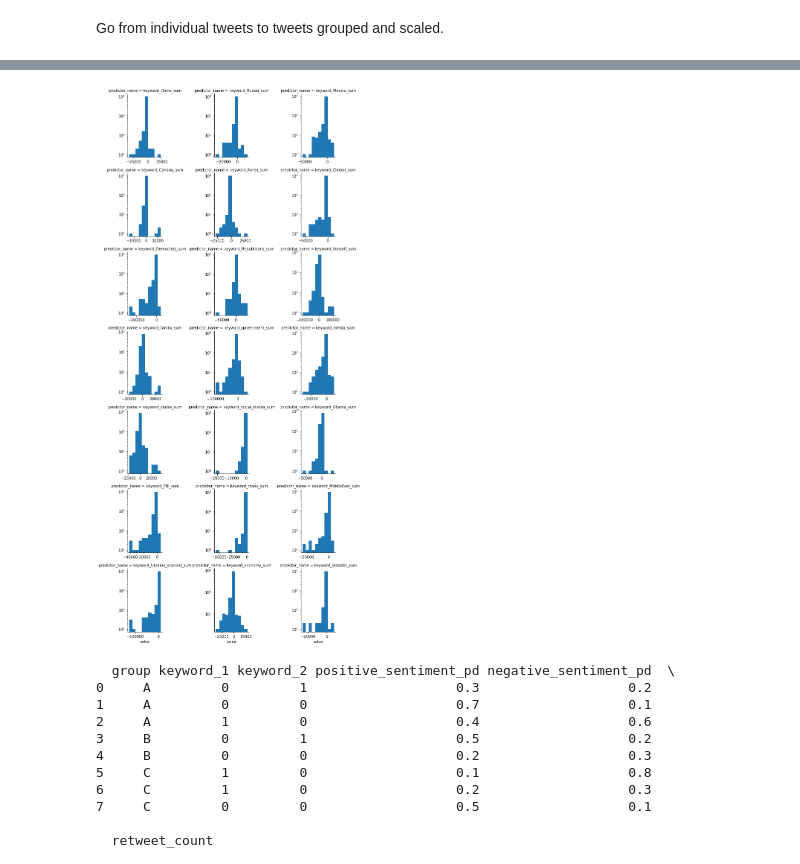
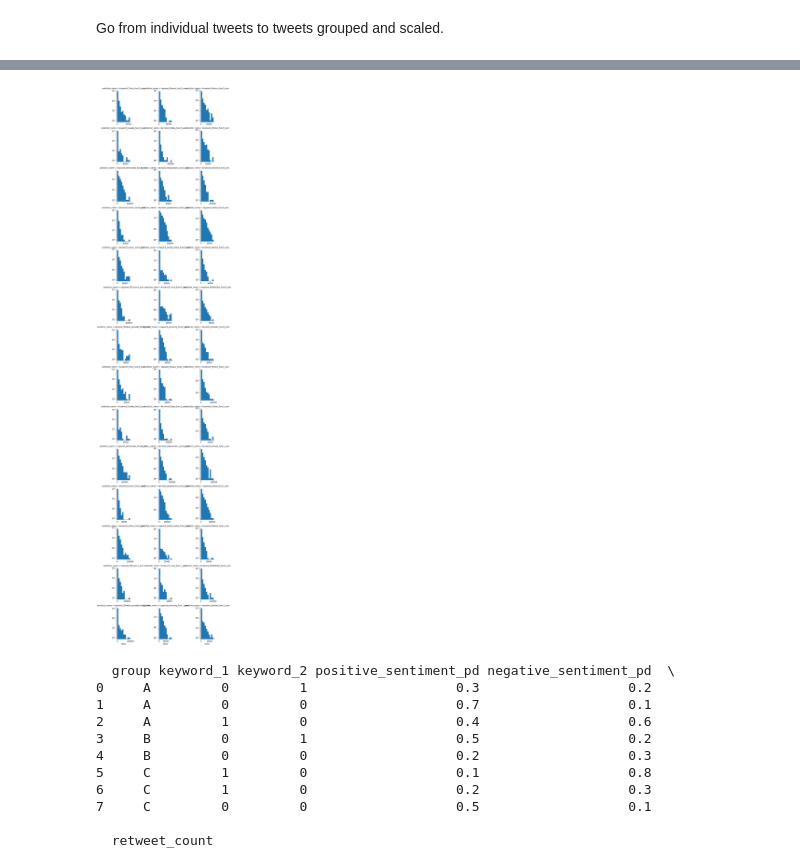
Before and after one commit to corinwagen/TrumpTweets, a Jupyter notebook: tweets/daily_tweet_features.ipynb, the cells around one changed output, grey strips where cells are left out. Drawn from its saved outputs; the diff is of its cells as text; code cells hidden in the pictures.

Commit message:
Updating grouped features so that neutral sentiment doesn't set everything to zero

```diff
--- a/tweets/daily_tweet_features.ipynb
+++ b/tweets/daily_tweet_features.ipynb
@@ -8,7 +8,7 @@ import seaborn as sns
 from sklearn.preprocessing import MinMaxScaler
 # %%
 def group_tweets(df, word_vars,
-                 impact_func,
+                 impact_funcs,
                  grouping_vars, grouping_func):
     """
     Scale tweets by some impact metric, create meta-variables, and aggregate by grouping_vars
@@ -17,7 +17,7 @@ def group_tweets(df, word_vars,
         df: pd.DataFrame of shape [n_tweets, n_attributes], where columns must include word_vars, grouping_vars,
             and columns specified in impact_func
         word_vars: list of column names of predictors related to words (keywords, word embeddings) to be used for prediction
-        impact_func: function on columns of df that will be multiplied by each of word_vars
+        impact_func: list of function on columns of df that will be multiplied by each of word_vars
         grouping_vars: list of column names in df to be used to group tweets
         grouping_func: list of functions taken by pd.DataFrame.groupby().agg()
 
@@ -26,8 +26,9 @@ def group_tweets(df, word_vars,
         scaled by impact, grouped, and aggregated
     """
 
-    impact_val = df.apply(impact_func, axis=1)
-    impact_tweets = df[word_vars].mul(impact_val, axis=0)
+    impact_vals = [df.apply(f, axis=1) for f in impact_funcs]
+    impact_tweets = pd.concat([df[word_vars].mul(impact_val, axis=0) for impact_val in impact_vals], axis=1)
+    impact_tweets.columns = np.concatenate([["{}_func{}".format(c, i) for c in df[word_vars].columns] for i in range(len(impact_vals))])
 
     # group and aggregate
     per_group_impact_tweets = pd.concat([df[grouping_vars], impact_tweets], axis=1
@@ -58,7 +59,17 @@ tweet_predictors.to_csv('cleaned_tweets_v3')
 predictor_columns = [c for c in tweet_predictors.columns if "keyword" in c]
 
 # define a function on the columns in tweet_predictions that gives each tweet an "impact factor"
-impact_func = lambda x: (x['positive_sentiment_pd'] - x['negative_sentiment_pd'])*(x['retweet_count']+1)
+def impact_func(x):
+    #diff = x['positive_sentiment_pd'] - x['negative_sentiment_pd']
+    #if diff == 0:
+    #    sign = np.random.choice([-1, 1])
+    #else:
+    #    sign = np.sign(diff)
+
+    return([x['positive_sentiment_pd'] *(x['retweet_count']+1),
+            x['negative_sentiment_pd']*(x['retweet_count']+1)])
+
+
 
 # define the grouping variables
 grouping_vars = ['year', 'month', 'day']
@@ -71,7 +82,8 @@ scaler = MinMaxScaler()
 
 res = group_tweets(tweet_predictors,
                    predictor_columns,
-                   impact_func,
+                   [lambda x: x['positive_sentiment_pd'] *(x['retweet_count']+1),
+                    lambda x: x['negative_sentiment_pd']*(x['retweet_count']+1)],
                    grouping_vars,
                    grouping_func)
 
@@ -87,14 +101,14 @@ res.head()
 # %%
 res_tidy = pd.melt(res, id_vars=['year_', 'month_', 'day_'],
                     var_name='predictor_name',
                     value_name='value')
 res_tidy_sums = res_tidy[['sum' in n for n in res_tidy.predictor_name]]
 
 g = sns.FacetGrid(res_tidy_sums, col='predictor_name', col_wrap=3, sharex=False, sharey=False)
 g.map(plt.hist, "value", log=True)
-plt.subplots_adjust(wspace=1.5)
+plt.subplots_adjust(wspace=2)
 # %% [output]
-[figure, old version]
+[figure, new version]
 # %%
 ### TESTING ###
 test_df = pd.DataFrame([['A', 'A', 'A', 'B', 'B', 'C', 'C', 'C'],
```
Also changed, not shown: parts of 3 cells of this notebook, 1 other file.
